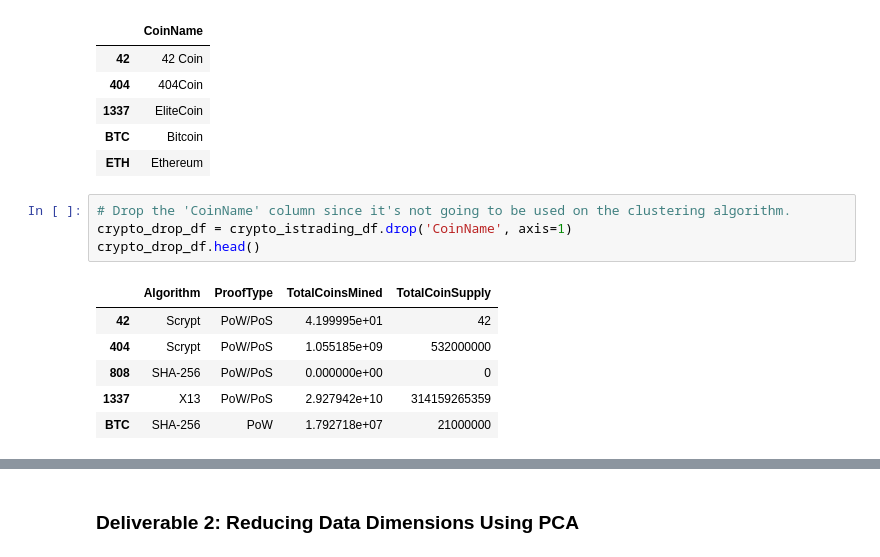
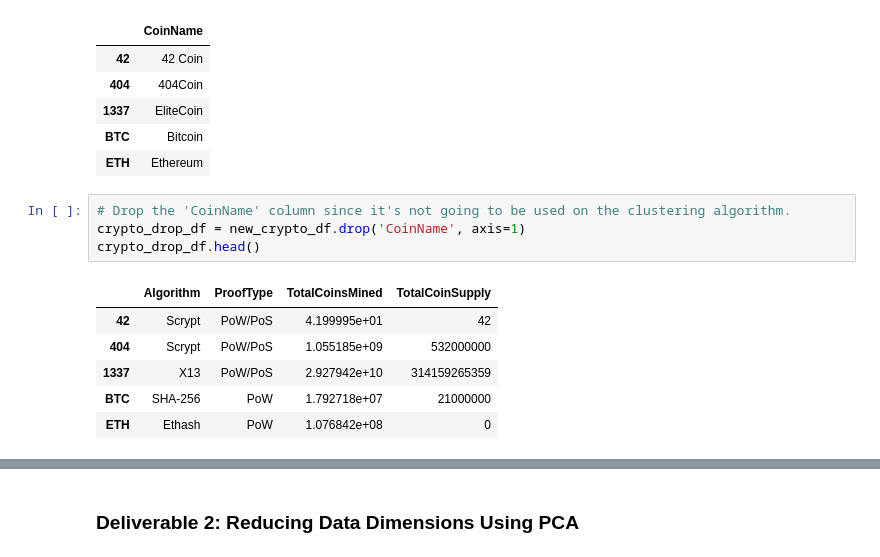
Before and after one commit to Bimala55/Cryptocurrencies, a Jupyter notebook: crypto_clustering.ipynb, the cells around one changed output, grey strips where cells are left out. Cells and saved outputs as stored; diff of their text form.

```diff
--- a/crypto_clustering.ipynb
+++ b/crypto_clustering.ipynb
@@ -93,15 +93,15 @@ names_df.head()
 | ETH | Ethereum |
 # %%
 # Drop the 'CoinName' column since it's not going to be used on the clustering algorithm.
-crypto_drop_df = crypto_istrading_df.drop('CoinName', axis=1)
+crypto_drop_df = new_crypto_df.drop('CoinName', axis=1)
 crypto_drop_df.head()
 # %% [output]
 |  | Algorithm | ProofType | TotalCoinsMined | TotalCoinSupply |
 | 42 | Scrypt | PoW/PoS | 4.199995e+01 | 42 |
 | 404 | Scrypt | PoW/PoS | 1.055185e+09 | 532000000 |
-| 808 | SHA-256 | PoW/PoS | 0.000000e+00 | 0 |
 | 1337 | X13 | PoW/PoS | 2.927942e+10 | 314159265359 |
 | BTC | SHA-256 | PoW | 1.792718e+07 | 21000000 |
+| ETH | Ethash | PoW | 1.076842e+08 | 0 |
 # %%
 # Use get_dummies() to create variables for text features.
 crypto_variables_df = pd.get_dummies(crypto_drop_df, columns=['Algorithm', 'ProofType'])
```
Also changed, not shown: parts of 4 cells of this notebook.
